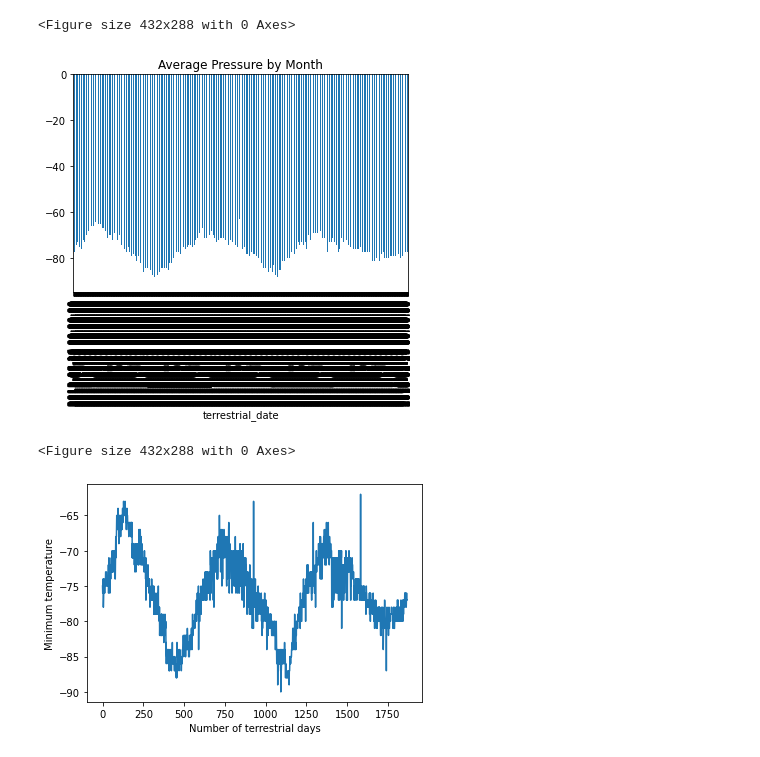
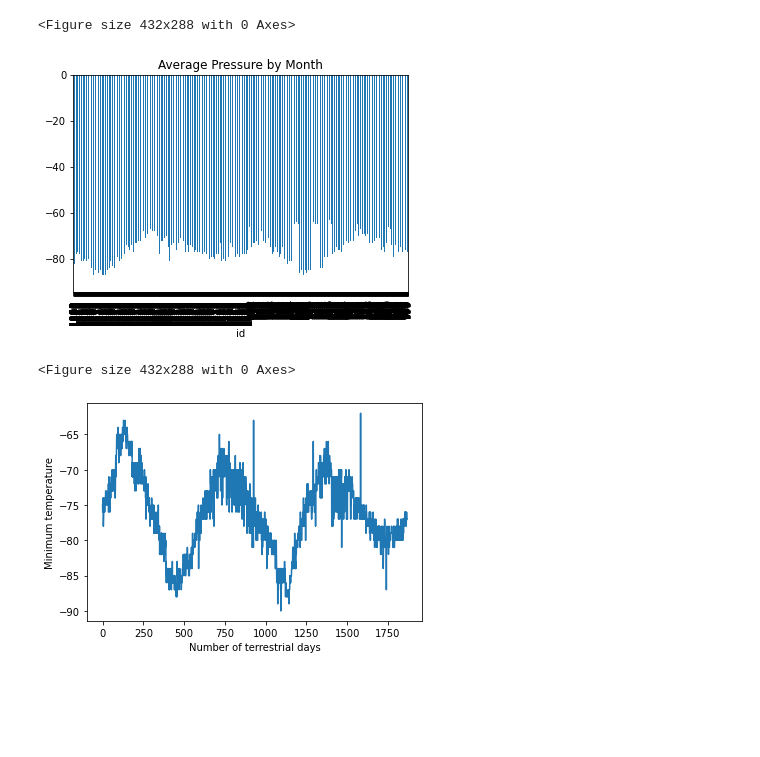
Before and after one commit to Colleen-Cobb/Web-Scraping-Challenge, a Jupyter notebook: part_2_mars_weather.ipynb, the cells around one changed output. Cells and saved outputs as stored; diff of their text form; code cells hidden in the pictures; blank space fills up the shorter version.

```diff
--- a/part_2_mars_weather.ipynb
+++ b/part_2_mars_weather.ipynb
@@ -300,18 +301,18 @@ plt.tight_layout()
 [figure]
 <Figure size 432x288 with 0 Axes>
 # %%
-days=dataframe.groupby("terrestrial_date")
+days=dataframe.groupby("id")
 
 
 days_temp=days["min_temp"].mean()
 bar_day=days_temp.plot(kind="bar", title="Average Pressure by Month")
 bar_day.set_xlabel=("Number of Terrestrial Days")
 bar_day.set_ylabel=("Minimum Temperature")
 
 plt.show()
 plt.tight_layout()
 # %% [output]
-[figure, old version]
+[figure, new version]
 <Figure size 432x288 with 0 Axes>
 # %%
 # 5. How many terrestrial (earth) days are there in a Martian year?
```
Also changed, not shown: parts of 2 cells of this notebook, 6 other files.
